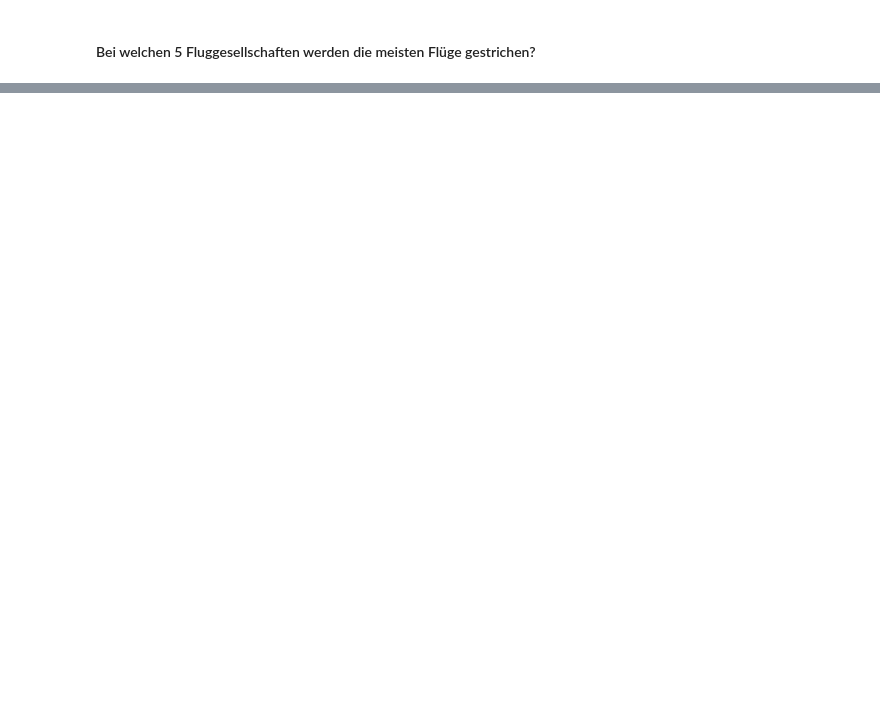
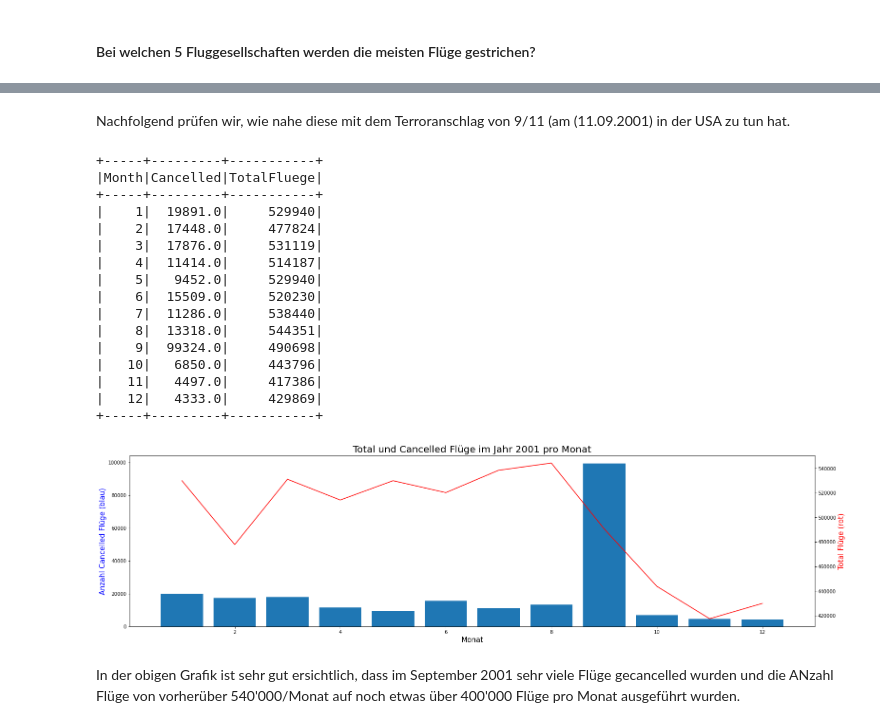
Before and after one commit to meberha/BDLC-Project-G01, a Jupyter notebook: 6_Analysis.ipynb, the cells around one changed output, grey strips where cells are left out. Drawn from its saved outputs; the diff is of its cells as text; code cells hidden in the pictures; blank space fills up the shorter version.

```diff
--- a/6_Analysis.ipynb
+++ b/6_Analysis.ipynb
@@ -424,0 +399,43 @@ plt.plot(dfPlot.toPandas()["Year"], dfPlot.toPandas()["Anzahl"], color='red')
+# %% [markdown]
+Nachfolgend prüfen wir, wie nahe diese mit dem Terroranschlag von 9/11 (am (11.09.2001) in der USA zu tun hat.
+# %%
+flug7 = spark.sql("""
+SELECT CAST(Month AS integer), SUM(Cancelled) as Cancelled, COUNT(FlightNum) as TotalFluege
+FROM df_air
+WHERE Year = "2001"
+GROUP BY MONTH""").orderBy("Month")
+# %%
+dfPlot7 = flug7
+
+fig = plt.figure(figsize=(20,5))
+ax = fig.add_axes([0,0,1,1])
+x=dfPlot7.toPandas()["Month"].values.tolist()
+y1=dfPlot7.toPandas()["Cancelled"].values.tolist()
+ax.set_title('Total und Cancelled Flüge im Jahr 2001 pro Monat', fontsize=20)
+plt.xlabel("Monat", fontsize=15)
+plt.ylabel("Anzahl Cancelled Flüge (blau)", fontsize=15, color="b")
+ax.bar(x,y1)
+ax2 = plt.twinx()
+ax2.set_ylabel("Total Flüge (rot)", color ="r", fontsize=15)
+plt.plot(dfPlot7.toPandas()["Month"], dfPlot7.toPandas()["TotalFluege"], color='red')
+flug7.show()
+# %% [output]
++-----+---------+-----------+
+|Month|Cancelled|TotalFluege|
++-----+---------+-----------+
+|    1|  19891.0|     529940|
+|    2|  17448.0|     477824|
+|    3|  17876.0|     531119|
+|    4|  11414.0|     514187|
+|    5|   9452.0|     529940|
+|    6|  15509.0|     520230|
+|    7|  11286.0|     538440|
+|    8|  13318.0|     544351|
+|    9|  99324.0|     490698|
+|   10|   6850.0|     443796|
+|   11|   4497.0|     417386|
+|   12|   4333.0|     429869|
++-----+---------+-----------+
+[figure, added]
+# %% [markdown]
+In der obigen Grafik ist sehr gut ersichtlich, dass im September 2001 sehr viele Flüge gecancelled wurden und die ANzahl Flüge von vorherüber 540'000/Monat auf noch etwas über 400'000 Flüge pro Monat ausgeführt wurden.
```
Also changed, not shown: parts of 29 cells of this notebook, 1 other file.
